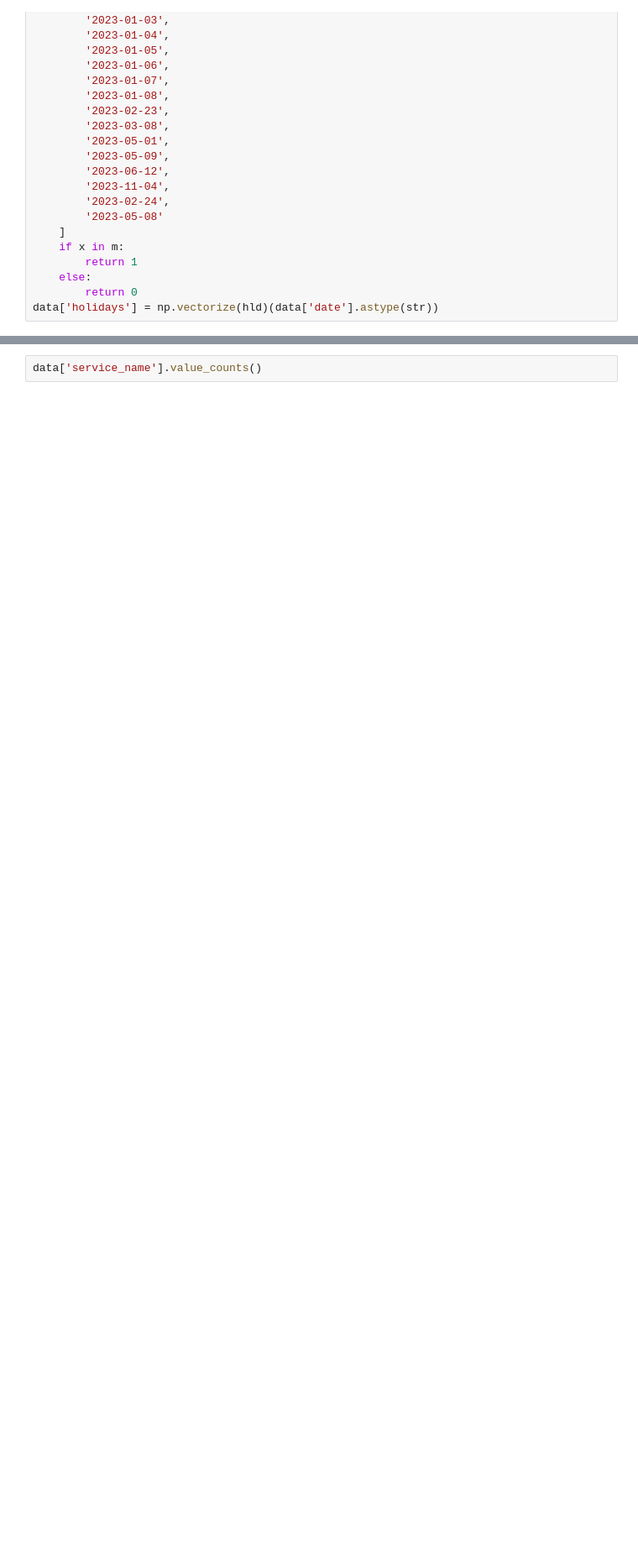
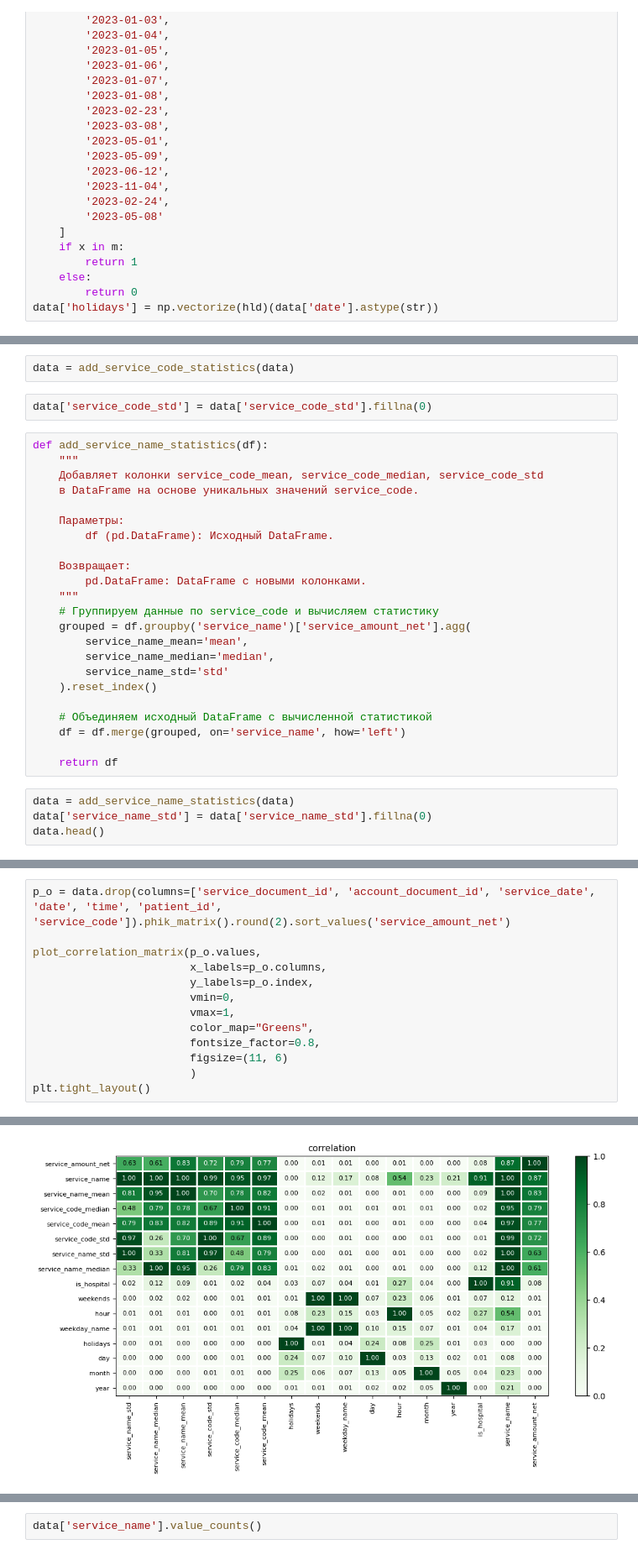
Before and after one commit to CCCXIV314/Sber, a Jupyter notebook: Sber_data_research.ipynb, the cells around one changed output, grey strips where cells are left out. Shown at 84% size. Saved outputs shown, nothing was run; the diff lists cells and outputs as text; blank space fills up the shorter version.

```diff
--- a/Sber_data_research.ipynb
+++ b/Sber_data_research.ipynb
@@ -170,0 +210,31 @@ dft.head()
+# %%
+data = add_service_code_statistics(data)
+# %%
+data['service_code_std'] = data['service_code_std'].fillna(0)
+# %%
+def add_service_name_statistics(df):
+    """
+    Добавляет колонки service_code_mean, service_code_median, service_code_std
+    в DataFrame на основе уникальных значений service_code.
+
+    Параметры:
+        df (pd.DataFrame): Исходный DataFrame.
+
+    Возвращает:
+        pd.DataFrame: DataFrame с новыми колонками.
+    """
+    # Группируем данные по service_code и вычисляем статистику
+    grouped = df.groupby('service_name')['service_amount_net'].agg(
+        service_name_mean='mean',
+        service_name_median='median',
+        service_name_std='std'
+    ).reset_index()
+
+    # Объединяем исходный DataFrame с вычисленной статистикой
+    df = df.merge(grouped, on='service_name', how='left')
+
+    return df
+# %%
+data = add_service_name_statistics(data)
+data['service_name_std'] = data['service_name_std'].fillna(0)
+data.head()
@@ -170,0 +314,14 @@ dft.head()
+# %%
+p_o = data.drop(columns=['service_document_id', 'account_document_id', 'service_date', 'date', 'time', 'patient_id', 'service_code']).phik_matrix().round(2).sort_values('service_amount_net')
+
+plot_correlation_matrix(p_o.values,
+                        x_labels=p_o.columns,
+                        y_labels=p_o.index,
+                        vmin=0,
+                        vmax=1,
+                        color_map="Greens",
+                        fontsize_factor=0.8,
+                        figsize=(11, 6)
+                        )
+plt.tight_layout()
+# %% [output]
@@ -170,0 +329 @@ dft.head()
+[figure, added]
```
Also changed, not shown: parts of 21 cells of this notebook.
